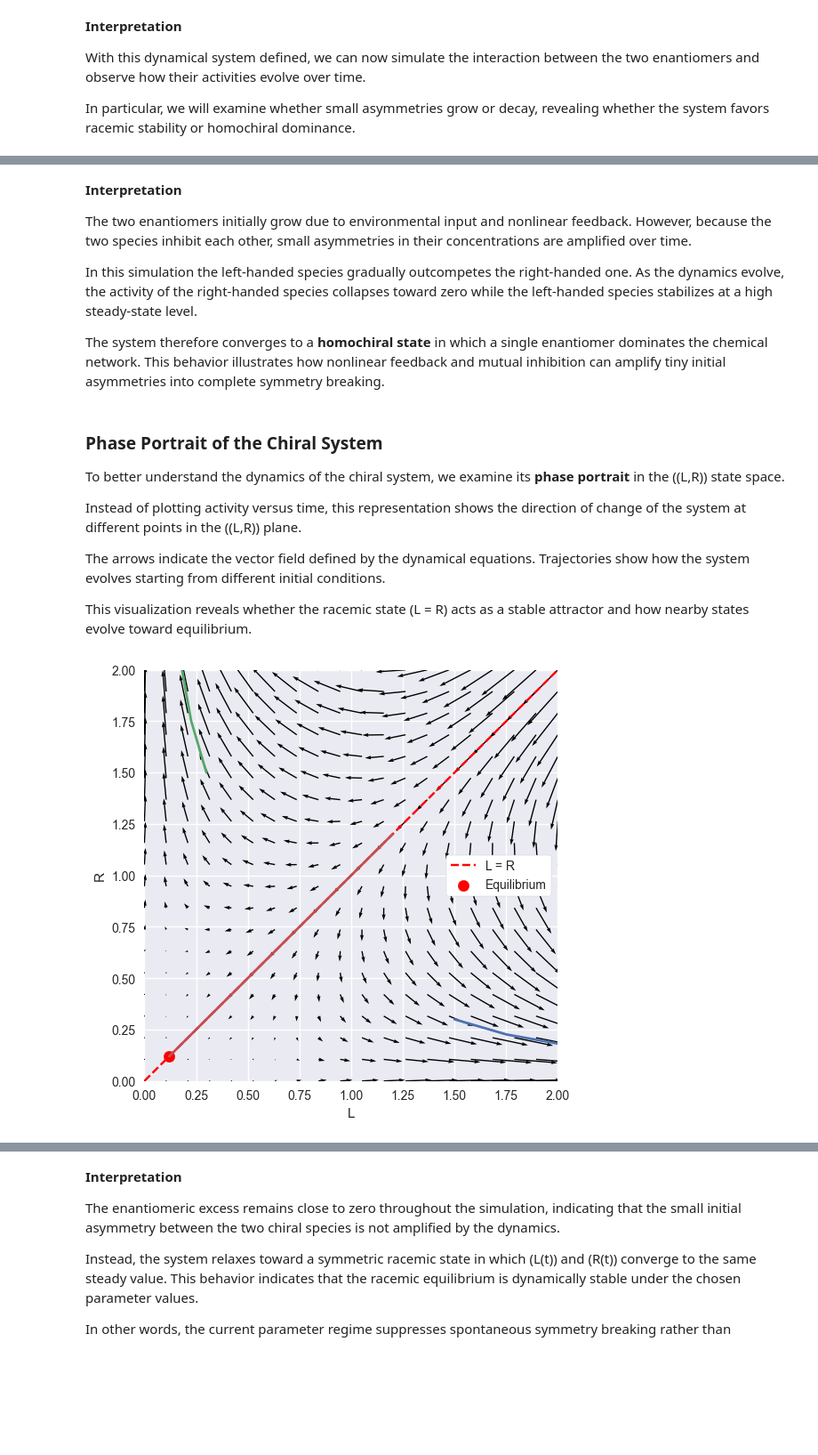
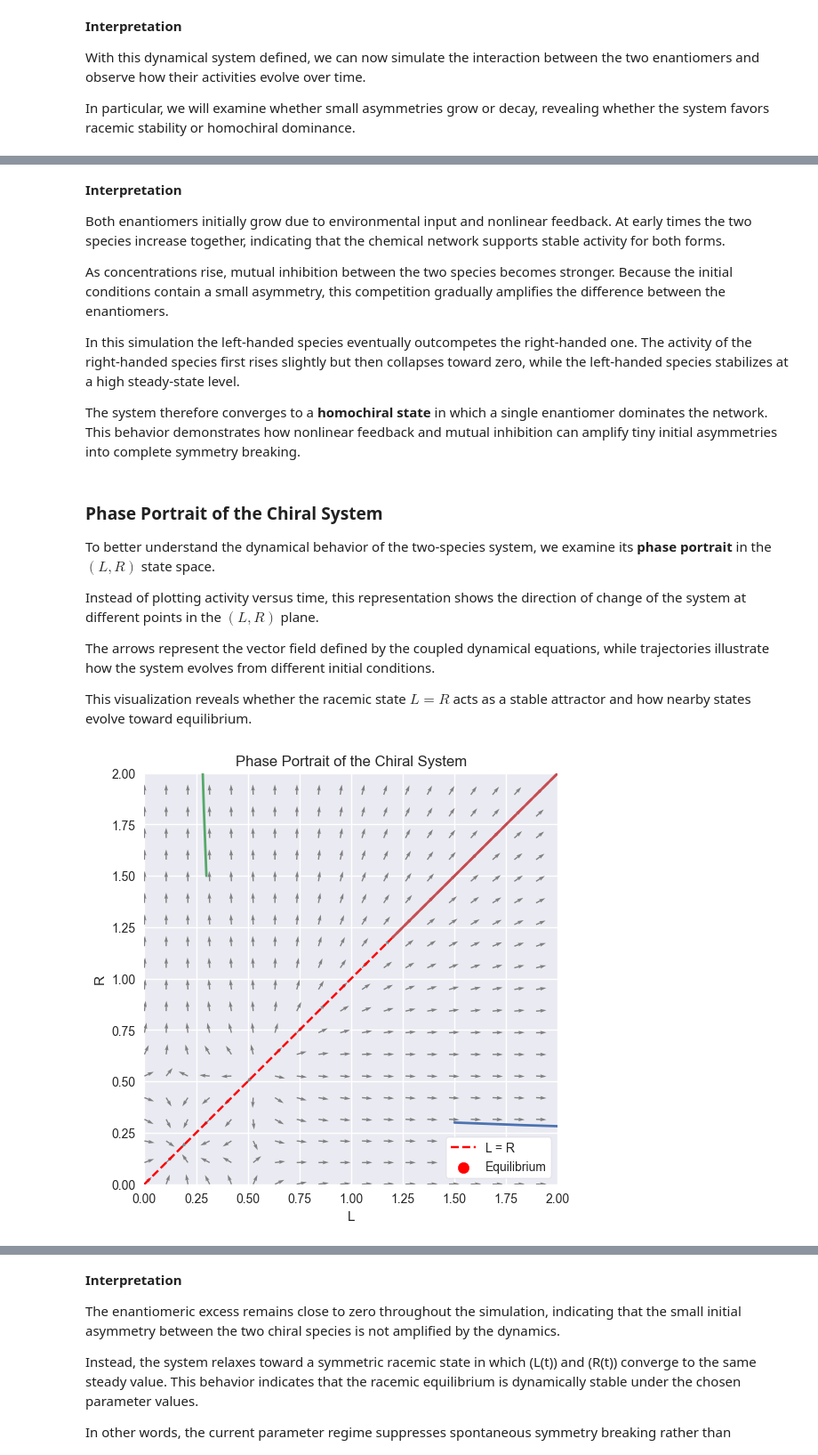
Before and after one commit to nyllade/life-dynamical-attractor, a Jupyter notebook: attractor_model.ipynb, the cells around one changed output, grey strips where cells are left out. Shown at 89% size. Drawn from its saved outputs; the diff is of its cells as text; code cells hidden in the pictures; blank space fills up the shorter version.

```diff
--- a/attractor_model.ipynb
+++ b/attractor_model.ipynb
@@ -1238 +1222,6 @@ To illustrate this behavior, we simulate the time evolution of the two species a
+# %%
+# environment parameters for the chirality experiment
+delta_chiral = 0.3
+I_chiral = 0.05
+coupling = 0.1
 # %%
@@ -1278,21 +1265,23 @@ plt.show()
 # %% [markdown]
 **Interpretation**
 
-The two enantiomers initially grow due to environmental input and nonlinear feedback. However, because the two species inhibit each other, small asymmetries in their concentrations are amplified over time.
+Both enantiomers initially grow due to environmental input and nonlinear feedback. At early times the two species increase together, indicating that the chemical network supports stable activity for both forms.
 
-In this simulation the left-handed species gradually outcompetes the right-handed one. As the dynamics evolve, the activity of the right-handed species collapses toward zero while the left-handed species stabilizes at a high steady-state level.
+As concentrations rise, mutual inhibition between the two species becomes stronger. Because the initial conditions contain a small asymmetry, this competition gradually amplifies the difference between the enantiomers.
 
-The system therefore converges to a **homochiral state** in which a single enantiomer dominates the chemical network. This behavior illustrates how nonlinear feedback and mutual inhibition can amplify tiny initial asymmetries into complete symmetry breaking.
+In this simulation the left-handed species eventually outcompetes the right-handed one. The activity of the right-handed species first rises slightly but then collapses toward zero, while the left-handed species stabilizes at a high steady-state level.
+
+The system therefore converges to a **homochiral state** in which a single enantiomer dominates the network. This behavior demonstrates how nonlinear feedback and mutual inhibition can amplify tiny initial asymmetries into complete symmetry breaking.
 # %% [markdown]
 ### Phase Portrait of the Chiral System
 
-To better understand the dynamics of the chiral system, we examine its **phase portrait** in the \((L,R)\) state space.
+To better understand the dynamical behavior of the two-species system, we examine its **phase portrait** in the $(L,R)$ state space.
 
-Instead of plotting activity versus time, this representation shows the direction of change of the system at different points in the \((L,R)\) plane.
+Instead of plotting activity versus time, this representation shows the direction of change of the system at different points in the $(L,R)$ plane.
 
-The arrows indicate the vector field defined by the dynamical equations. Trajectories show how the system evolves starting from different initial conditions.
+The arrows represent the vector field defined by the coupled dynamical equations, while trajectories illustrate how the system evolves from different initial conditions.
 
-This visualization reveals whether the racemic state \(L = R\) acts as a stable attractor and how nearby states evolve toward equilibrium.
+This visualization reveals whether the racemic state $L = R$ acts as a stable attractor and how nearby states evolve toward equilibrium.
 # %%
 # ---- compute vector field for phase portrait ----
 
@@ -1316,8 +1305,9 @@ for i in range(L_grid.shape[0]):
             alpha,
             n,
             K,
-            delta,
-            I,
+            Kc,
+            delta_chiral,
+            I_chiral,
             coupling
         )
 
@@ -1325,12 +1315,18 @@ for i in range(L_grid.shape[0]):
         dR[i,j] = dR_val
 
 
-# compute equilibrium point
+# normalize vectors (better visualization)
+magnitude = np.sqrt(dL**2 + dR**2) + 1e-9
+dL = dL / magnitude
+dR = dR / magnitude
+
+
+# compute equilibrium
 sol = solve_ivp(
     chiral_system,
     (0,400),
     [1,1],
-    args=(alpha,n,K,delta,I,coupling)
+    args=(alpha,n,K,Kc,delta_chiral,I_chiral,coupling)
 )
 
 L_star = sol.y[0,-1]
@@ -1338,42 +1334,48 @@ R_star = sol.y[1,-1]
 # %%
 plt.figure(figsize=(6,6))
 
 # vector field
-plt.quiver(L_grid, R_grid, dL, dR, angles='xy', scale_units='xy', scale=10)
+plt.quiver(
+    L_grid,
+    R_grid,
+    dL,
+    dR,
+    angles='xy',
+    scale_units='xy',
+    scale=20,
+    color="gray"
+)
 
 # symmetry line
 plt.plot([0,2],[0,2],'r--',label='L = R')
 
-# zoom to relevant region
-plt.xlim(0,2)
-plt.ylim(0,2)
-
-# equilibrium marker
+# equilibrium point
 plt.scatter(L_star, R_star, color="red", s=80, label="Equilibrium")
 
-# ---- ADD TRAJECTORIES HERE ----
+# trajectories
 for IC in [[1.5,0.3],[0.3,1.5],[1.2,1.2]]:
     sol = solve_ivp(
         chiral_system,
         (0,50),
         IC,
-        args=(alpha,n,K,delta,I,coupling),
+        args=(alpha,n,K,Kc,delta_chiral,I_chiral,coupling),
         t_eval=np.linspace(0,50,300)
     )
     plt.plot(sol.y[0], sol.y[1], linewidth=2)
 
-# labels
+plt.xlim(0,2)
+plt.ylim(0,2)
+
 plt.xlabel("L")
 plt.ylabel("R")
 
-plt.legend(
-    frameon=True,
-    facecolor="white",
-    framealpha=1
-)
+plt.legend(frameon=True, facecolor="white", framealpha=1)
+
+plt.title("Phase Portrait of the Chiral System")
+
 plt.show()
 # %% [output]
-[figure, old version]
+[figure, new version]
 # %% [markdown]
 **Interpretation of the Phase Portrait**
 
```
Also changed, not shown: parts of 50 cells of this notebook, 1 other file.
